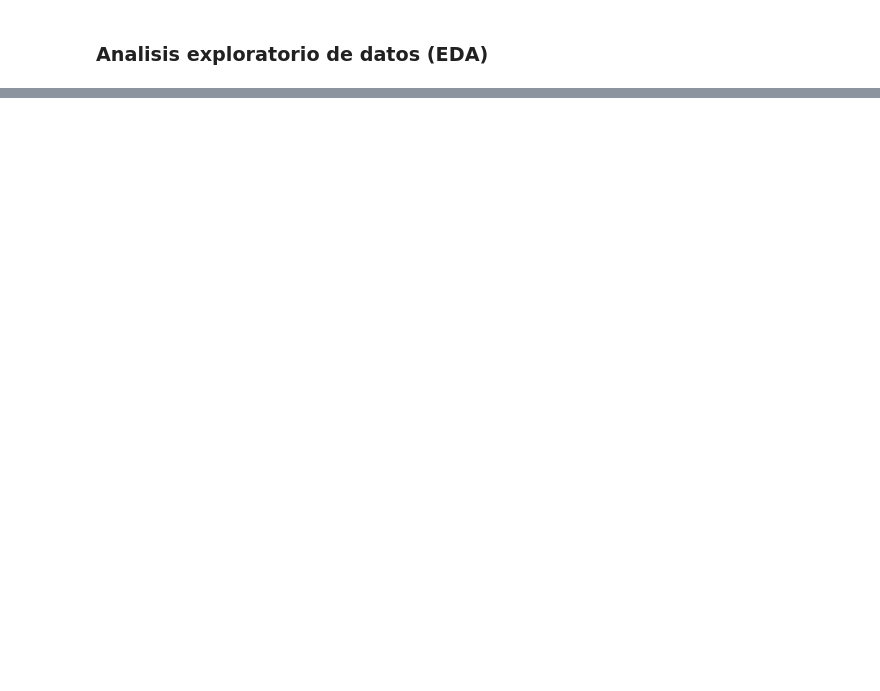
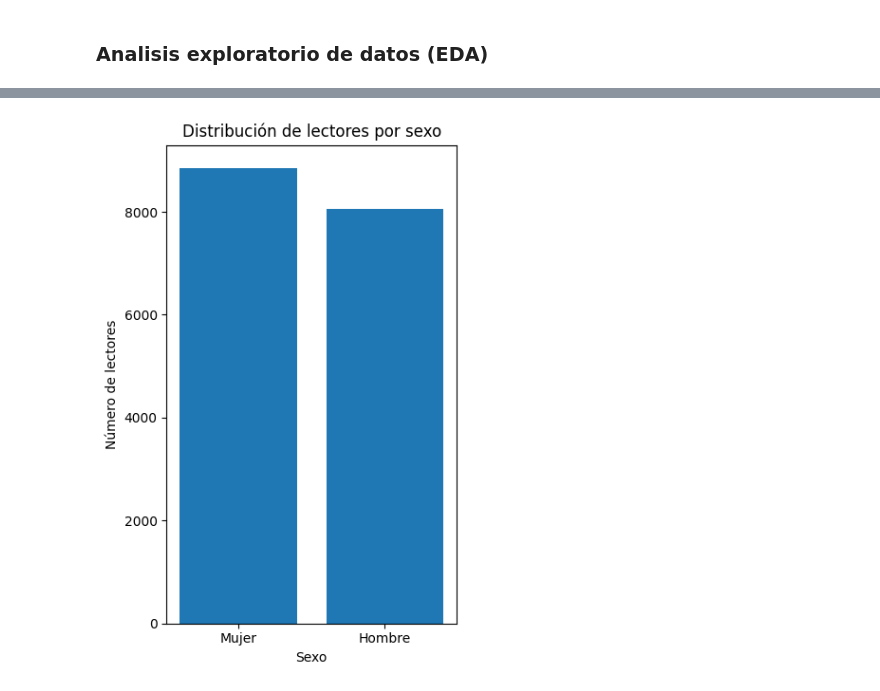
Before and after one commit to zamax14/AyED, a Jupyter notebook: Proyecto/Proyecto_Equipo6.ipynb, the cells around one changed output, grey strips where cells are left out. Cells and saved outputs as stored; diff of their text form; code cells hidden in the pictures; blank space fills up the shorter version.

```diff
--- a/Proyecto/Proyecto_Equipo6.ipynb
+++ b/Proyecto/Proyecto_Equipo6.ipynb
@@ -157,0 +214,11 @@ None
+# %%
+# Conteo por sexo
+plt.figure(figsize=(4, 6))
+plt.bar(df_lectores['sexo'].value_counts().index, df_lectores['sexo'].value_counts().values)
+plt.title('Distribución de lectores por sexo')
+plt.xlabel('Sexo')
+plt.ylabel('Número de lectores')
+plt.tight_layout()
+plt.show()
+# %% [output]
+[figure, added]
```
Also changed, not shown: parts of 15 cells of this notebook.
